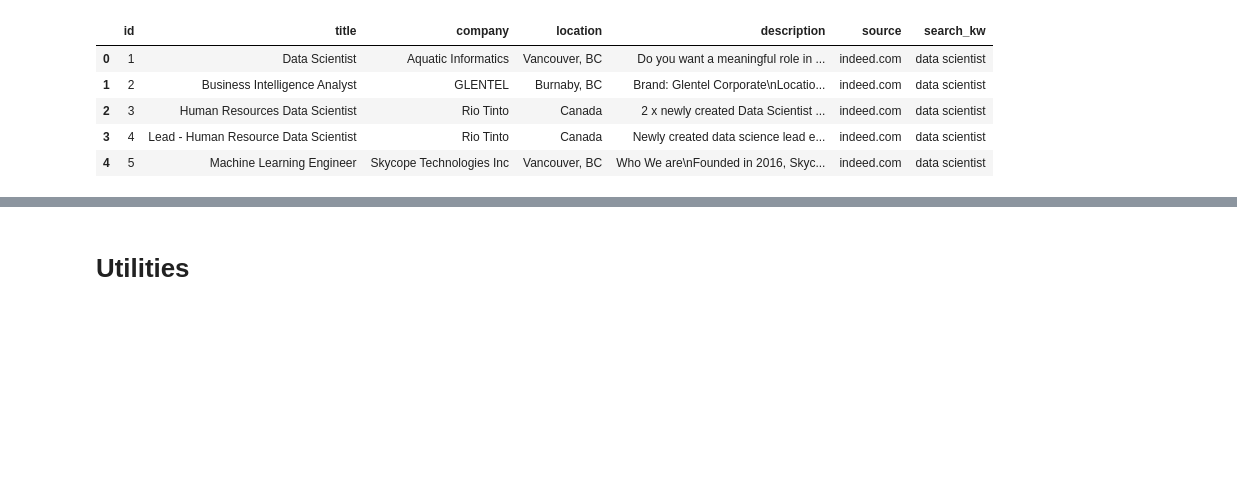
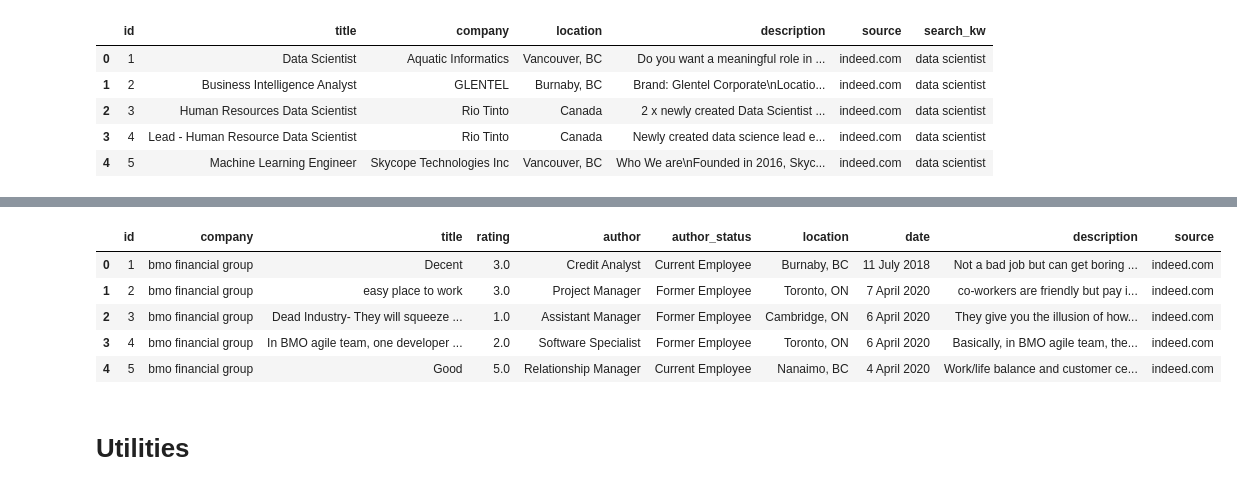
Before and after one commit to nguyen-cao/job-cruncher, a Jupyter notebook: analysis/notebooks/job-analysis-nguyenc.ipynb, the cells around one changed output, grey strips where cells are left out. Saved outputs shown, nothing was run; the diff lists cells and outputs as text; code cells hidden in the pictures; blank space fills up the shorter version.

```diff
--- a/job-analysis-nguyenc.ipynb
+++ b/analysis/notebooks/job-analysis-nguyenc.ipynb
@@ -27,0 +44,3 @@ df.head(5)
+# %%
+df = pd.read_sql_query('select * from job_post',engine)
+df.head(5)
@@ -27,0 +54,26 @@ df.head(5)
+# %%
+def extr1(auth):
+    indx1 = auth.index('(')
+    indx2 = auth.index(')')
+    job_title = auth[0:indx1]
+    job_status = auth[indx1+1:indx2]
+    return job_title
+
+def extr2(auth):
+    indx1 = auth.index('(')
+    indx2 = auth.index(')')
+    job_title = auth[0:indx1]
+    job_status = auth[indx1+1:indx2]
+    return job_status
+
+df['author'] = df.apply(lambda row: extr1(row.author), axis=1)
+df.head(5)
+# df['author'] = author[0]
+# df['author_status'] = author[1]
+# %% [output]
+|  | id | company | title | rating | author | author_status | location | date | description | source |
+| 0 | 1 | bmo financial group | Decent | 3.0 | Credit Analyst | Current Employee | Burnaby, BC | 11 July 2018 | Not a bad job but can get boring ... | indeed.com |
+| 1 | 2 | bmo financial group | easy place to work | 3.0 | Project Manager | Former Employee | Toronto, ON | 7 April 2020 | co-workers are friendly but pay i... | indeed.com |
+| 2 | 3 | bmo financial group | Dead Industry- They will squeeze ... | 1.0 | Assistant Manager | Former Employee | Cambridge, ON | 6 April 2020 | They give you the illusion of how... | indeed.com |
+| 3 | 4 | bmo financial group | In BMO agile team, one developer ... | 2.0 | Software Specialist | Former Employee | Toronto, ON | 6 April 2020 | Basically, in BMO agile team, the... | indeed.com |
+| 4 | 5 | bmo financial group | Good | 5.0 | Relationship Manager | Current Employee | Nanaimo, BC | 4 April 2020 | Work/life balance and customer ce... | indeed.com |
```
Also changed, not shown: parts of 5 cells of this notebook, 40 other files.
